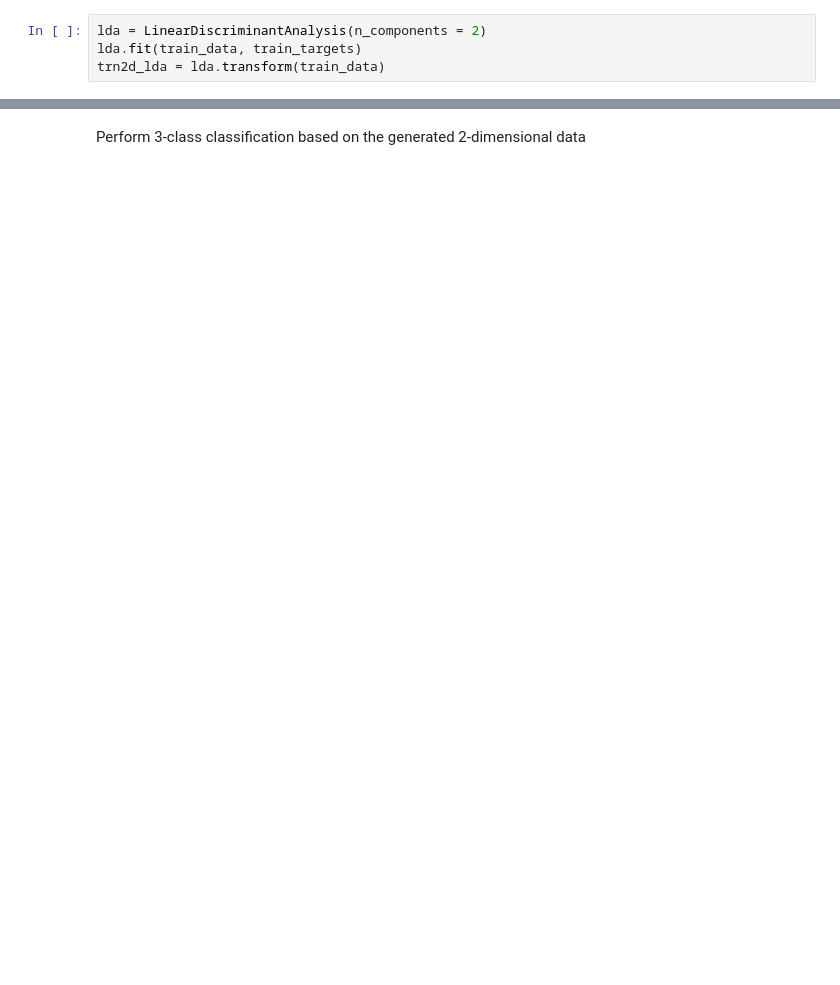
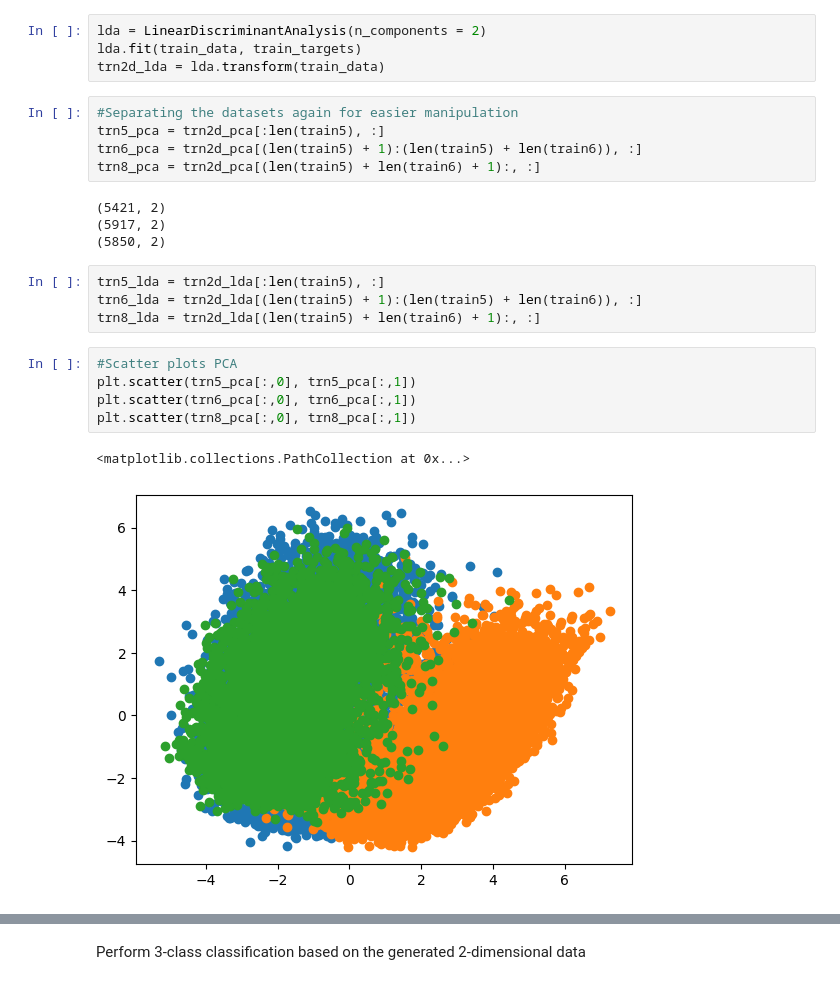
Before and after one commit to vismiroglou/ce7_ml_2023, a Jupyter notebook: Lecture 4/pca.ipynb, the cells around one changed output, grey strips where cells are left out. Drawn from its saved outputs; the diff is of its cells as text; blank space fills up the shorter version.

Commit message:
Added scatterplots

```diff
--- a/Lecture 4/pca.ipynb
+++ b/Lecture 4/pca.ipynb
@@ -42,3 +42,24 @@ trn2d_pca = pca.transform(train_data)
 lda = LinearDiscriminantAnalysis(n_components = 2)
 lda.fit(train_data, train_targets)
 trn2d_lda = lda.transform(train_data)
+# %%
+#Separating the datasets again for easier manipulation
+trn5_pca = trn2d_pca[:len(train5), :]
+trn6_pca = trn2d_pca[(len(train5) + 1):(len(train5) + len(train6)), :]
+trn8_pca = trn2d_pca[(len(train5) + len(train6) + 1):, :]
+# %% [output]
+(5421, 2)
+(5917, 2)
+(5850, 2)
+# %%
+trn5_lda = trn2d_lda[:len(train5), :]
+trn6_lda = trn2d_lda[(len(train5) + 1):(len(train5) + len(train6)), :]
+trn8_lda = trn2d_lda[(len(train5) + len(train6) + 1):, :]
+# %%
+#Scatter plots PCA
+plt.scatter(trn5_pca[:,0], trn5_pca[:,1])
+plt.scatter(trn6_pca[:,0], trn6_pca[:,1])
+plt.scatter(trn8_pca[:,0], trn8_pca[:,1])
+# %% [output]
+<matplotlib.collections.PathCollection at 0x...>
+[figure, added]
```
Also changed, not shown: parts of 4 cells of this notebook.
